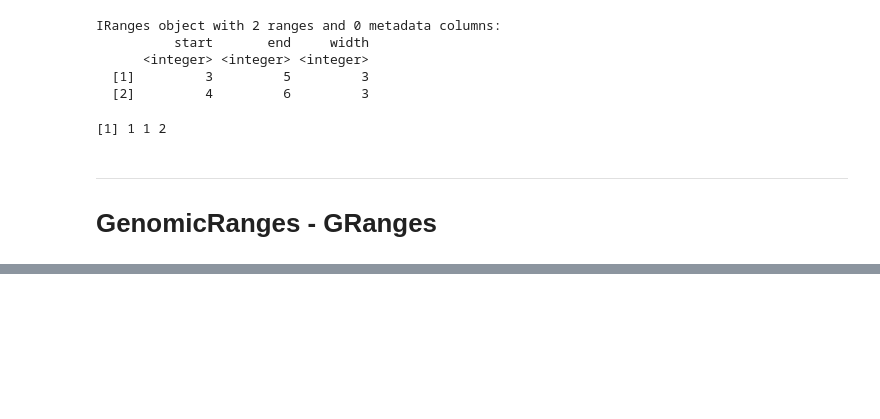
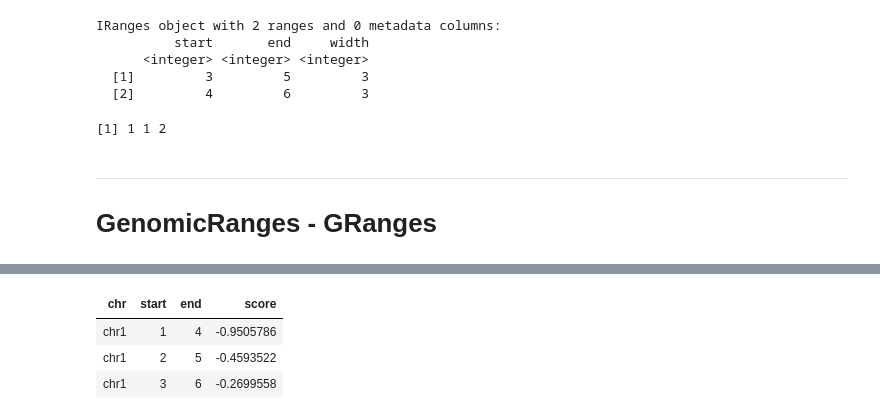
Before and after one commit to geocarvalho/r-bioinfo-ds, a Jupyter notebook: bioconductor-for-genomic-data-science/week1/week1_ann.ipynb, the cells around one changed output, grey strips where cells are left out. Drawn from its saved outputs; the diff is of its cells as text; code cells hidden in the pictures; blank space fills up the shorter version.

```diff
--- a/bioconductor-for-genomic-data-science/week1/week1_ann.ipynb
+++ b/bioconductor-for-genomic-data-science/week1/week1_ann.ipynb
@@ -389,0 +595,9 @@ ERROR: Error in genome(gr) = "hg19": object 'gr' not found
+# %%
+# Create a GRange from a data frame
+df = data.frame(chr='chr1', start=1:3, end=4:6, score=rnorm(3))
+df
+# %% [output]
+| chr | start | end | score |
+| chr1 | 1 | 4 | -0.9505786 |
+| chr1 | 2 | 5 | -0.4593522 |
+| chr1 | 3 | 6 | -0.2699558 |
```
Also changed, not shown: parts of 44 cells of this notebook.
